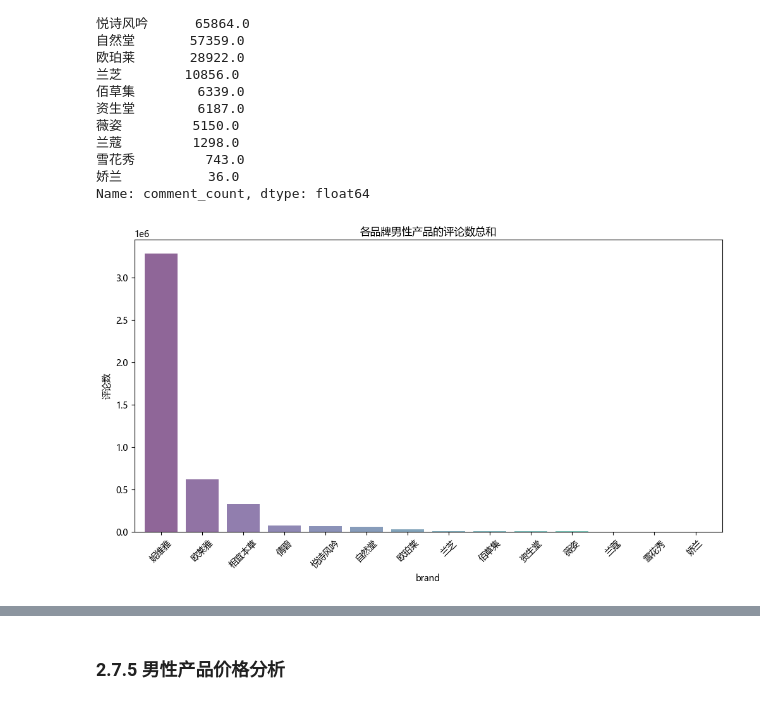
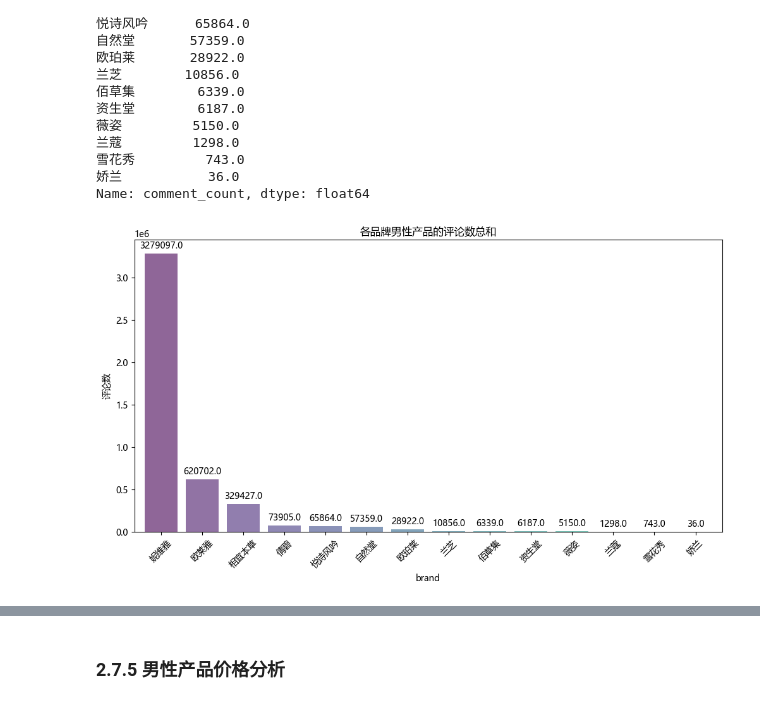
Before and after one commit to kunkka-98/table, a Jupyter notebook: 淘宝双十一美妆数据分析.ipynb, the cells around one changed output, grey strips where cells are left out. Saved outputs shown, nothing was run; the diff lists cells and outputs as text; code cells hidden in the pictures.

```diff
--- a/淘宝双十一美妆数据分析.ipynb
+++ b/淘宝双十一美妆数据分析.ipynb
@@ -1292,11 +1333,29 @@ brand
 Name: comment_count, dtype: float64
 # %%
 plt.figure(figsize = (12,6))
+ax  = plt.gca()
 brandman_pop.plot(kind = 'bar', width = 0.8,alpha = 0.6,color = get_colors(brands))
-
+for p in ax.patches:
+    # 获取当前条的高度
+    height = p.get_height()
+    # 使用 ax.annotate 方法添加注释
+    # 标注的内容是条的高度，使用 format 函数将高度转换为字符串
+    # xy 是标注的位置，为条的中心位置，x 坐标为条的起始位置加上条宽的一半，y 坐标为条的高度
+    # xytext 是文本的偏移量，这里是相对于 xy 位置向上偏移 3 个点
+    # textcoords='offset points' 表示 xytext 的坐标单位是点
+    # ha='center' 表示水平对齐方式为居中
+    # va='bottom' 表示垂直对齐方式为底部
+    ax.annotate(
+        '{}'.format(height),#标注内容为条高度
+        xy = (p.get_x()+ p.get_width()/2, height),
+        xytext = (0,3),
+        textcoords = 'offset points',
+        ha = 'center',
+        va = 'bottom'
+    )
 plt.xticks(rotation = 45)
 plt.title('各品牌男性产品的评论数总和')
 plt.ylabel('评论数')
 plt.show()
 # %% [output]
-[figure, old version]
+[figure, new version]
```
Also changed, not shown: parts of 11 cells of this notebook, 1 other file.
